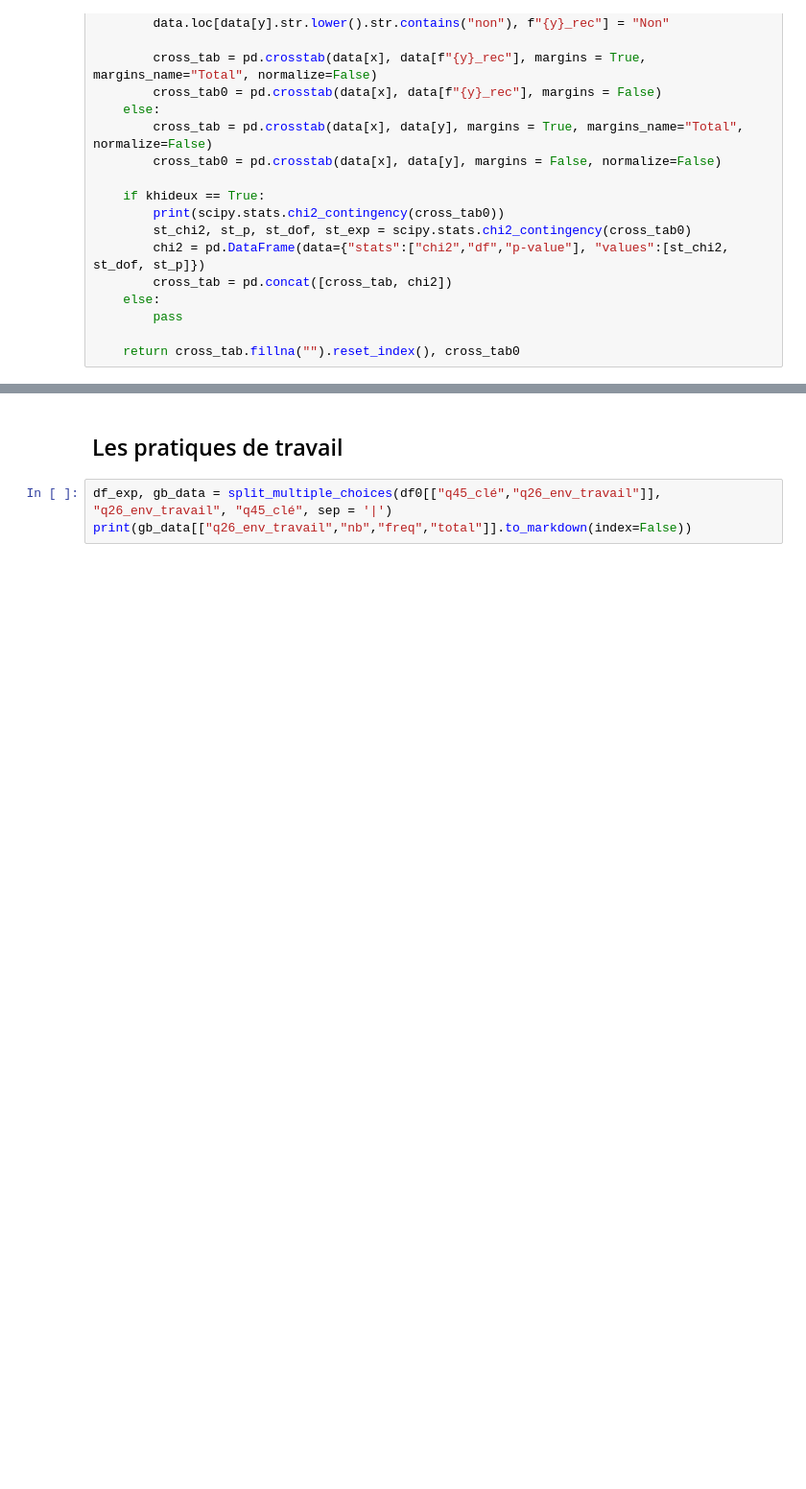
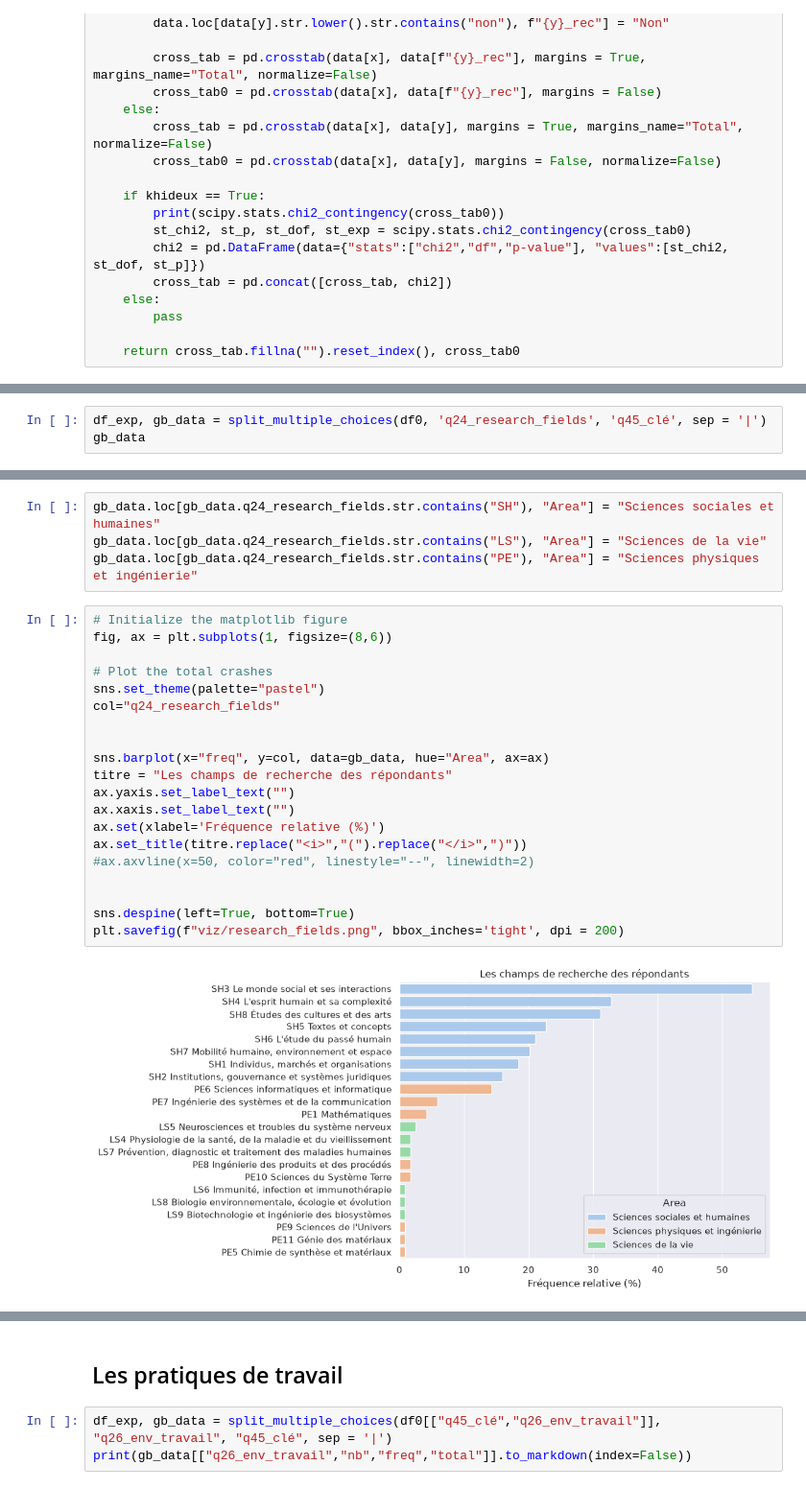
Before and after one commit to luneauaymeric/enquete_SO_p8, a Jupyter notebook: script_analyse/stat_descriptive/profil_repondant.ipynb, the cells around one changed output, grey strips where cells are left out. Shown at 96% size. Saved outputs shown, nothing was run; the diff lists cells and outputs as text; blank space fills up the shorter version.

```diff
--- a/script_analyse/stat_descriptive/profil_repondant.ipynb
+++ b/script_analyse/stat_descriptive/profil_repondant.ipynb
@@ -110,0 +127,3 @@ df_col.name.loc[df_col.label=="q45_clé"].iloc[0]
+# %%
+df_exp, gb_data = split_multiple_choices(df0, 'q24_research_fields', 'q45_clé', sep = '|')
+gb_data
@@ -110,0 +160,26 @@ df_col.name.loc[df_col.label=="q45_clé"].iloc[0]
+# %%
+gb_data.loc[gb_data.q24_research_fields.str.contains("SH"), "Area"] = "Sciences sociales et humaines"
+gb_data.loc[gb_data.q24_research_fields.str.contains("LS"), "Area"] = "Sciences de la vie"
+gb_data.loc[gb_data.q24_research_fields.str.contains("PE"), "Area"] = "Sciences physiques et ingénierie"
+# %%
+# Initialize the matplotlib figure
+fig, ax = plt.subplots(1, figsize=(8,6))
+
+# Plot the total crashes
+sns.set_theme(palette="pastel")
+col="q24_research_fields"
+
+
+sns.barplot(x="freq", y=col, data=gb_data, hue="Area", ax=ax)
+titre = "Les champs de recherche des répondants"
+ax.yaxis.set_label_text("")
+ax.xaxis.set_label_text("")
+ax.set(xlabel='Fréquence relative (%)')
+ax.set_title(titre.replace("<i>","(").replace("</i>",")"))
+#ax.axvline(x=50, color="red", linestyle="--", linewidth=2)
+
+
+sns.despine(left=True, bottom=True)
+plt.savefig(f"viz/research_fields.png", bbox_inches='tight', dpi = 200)
+# %% [output]
+[figure, added]
```
Also changed, not shown: parts of 10 cells of this notebook, 2 other files.
